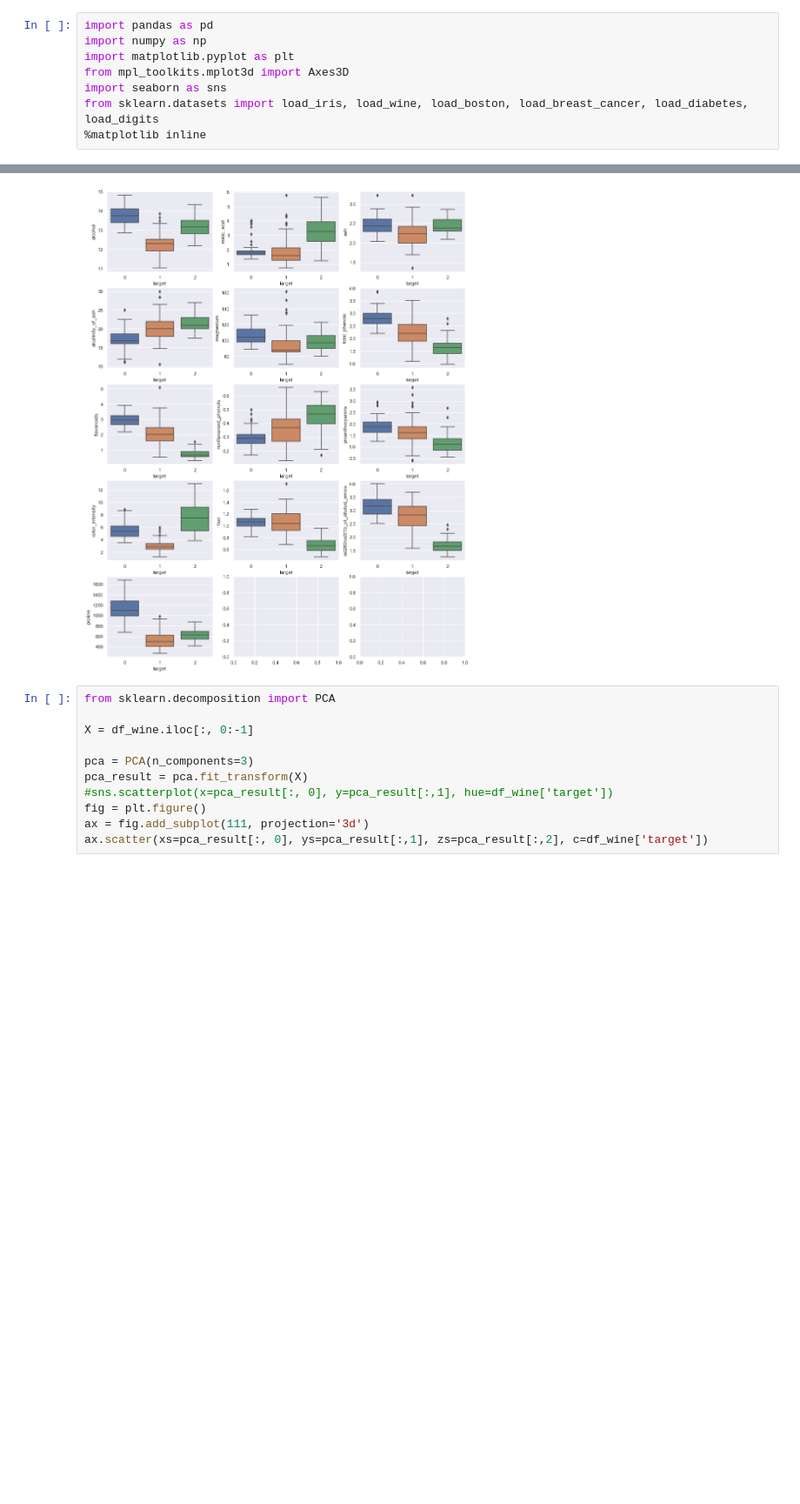
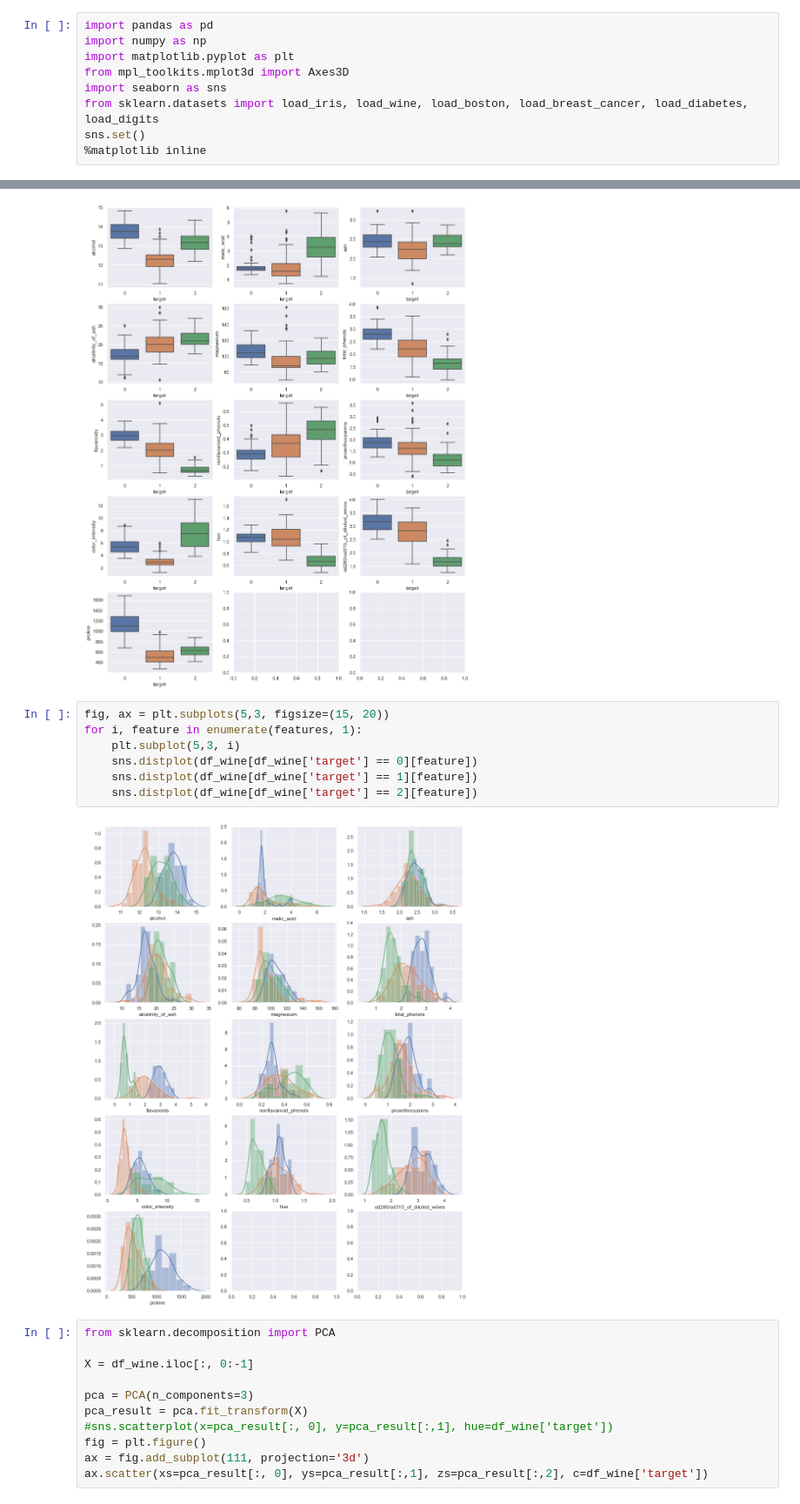
Before and after one commit to normannexo/Mathematics-notebooks, a Jupyter notebook: dataset_classics.ipynb, the cells around one changed output, grey strips where cells are left out. Shown at 87% size. Cells and saved outputs as stored; diff of their text form; blank space fills up the shorter version.

Commit message:
added distplot to wine

```diff
--- a/dataset_classics.ipynb
+++ b/dataset_classics.ipynb
@@ -7,4 +7,5 @@ import matplotlib.pyplot as plt
 from mpl_toolkits.mplot3d import Axes3D
 import seaborn as sns
 from sklearn.datasets import load_iris, load_wine, load_boston, load_breast_cancer, load_diabetes, load_digits
+sns.set()
 %matplotlib inline
@@ -39,6 +42,15 @@ for i, feature in enumerate(features, 1):
     sns.boxplot(x='target', y=feature, data=df_wine)
 # %% [output]
 [figure]
+# %%
+fig, ax = plt.subplots(5,3, figsize=(15, 20))
+for i, feature in enumerate(features, 1):
+    plt.subplot(5,3, i)
+    sns.distplot(df_wine[df_wine['target'] == 0][feature])
+    sns.distplot(df_wine[df_wine['target'] == 1][feature])
+    sns.distplot(df_wine[df_wine['target'] == 2][feature])
+# %% [output]
+[figure, added]
 # %%
 from sklearn.decomposition import PCA
 
```
Also changed, not shown: parts of 5 cells of this notebook.
